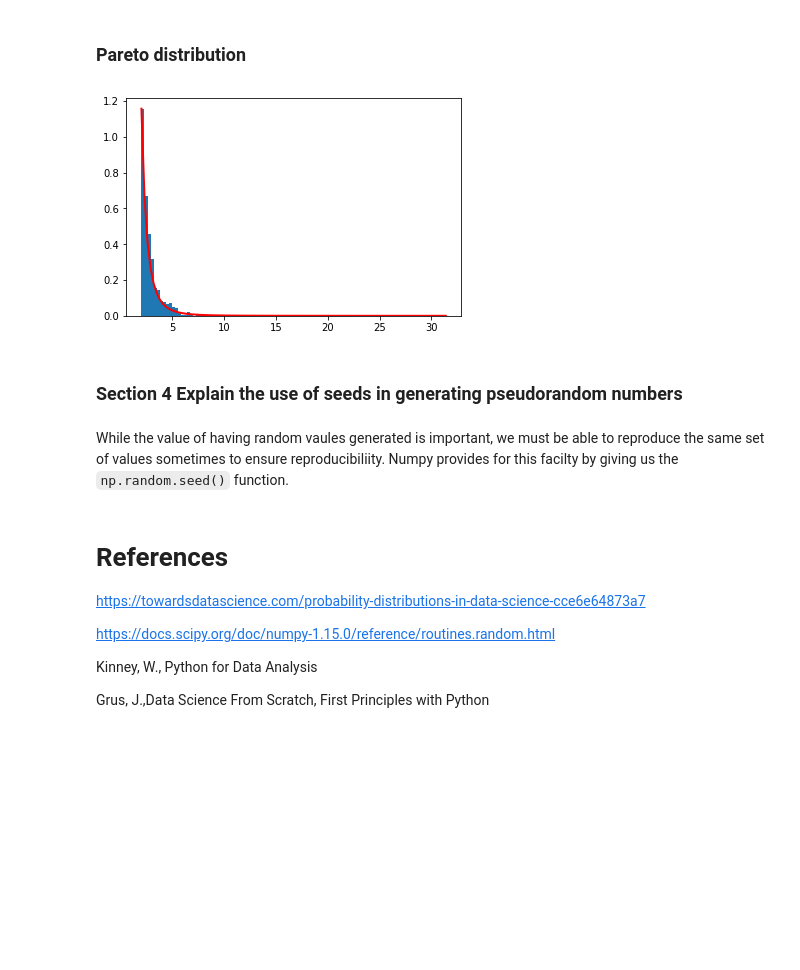
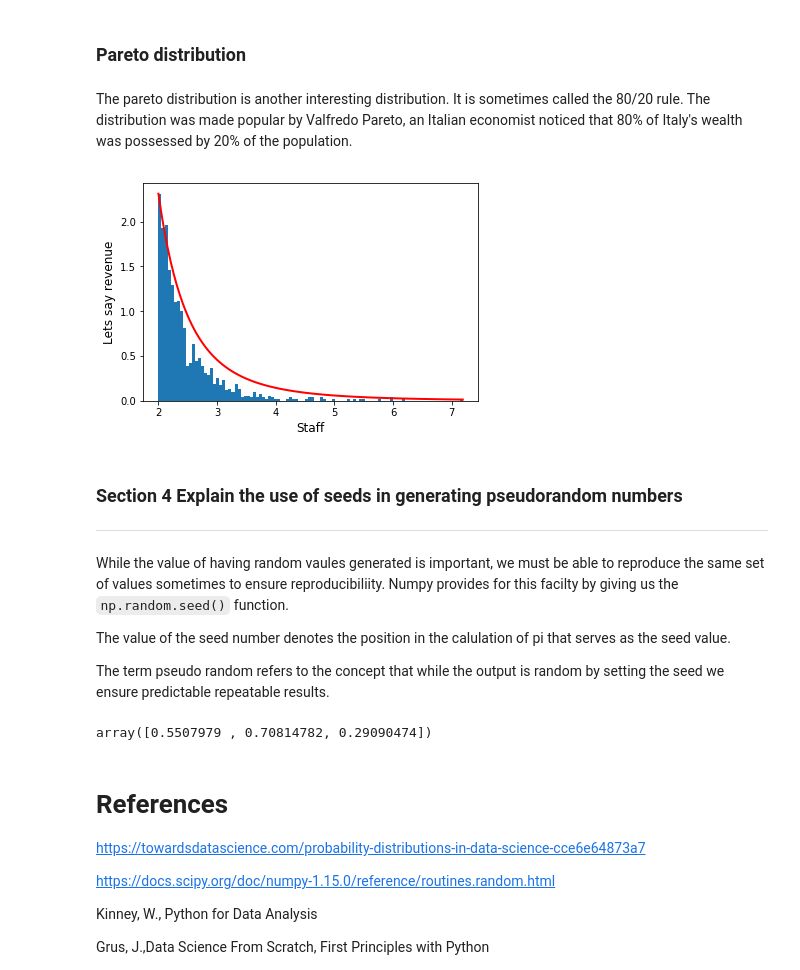
Before and after one commit to tomhealy1/Numpy-random, a Jupyter notebook: Numpy-random Notebook.ipynb, the cells around one changed output. Cells and saved outputs as stored; diff of their text form; code cells hidden in the pictures; blank space fills up the shorter version.

````diff
--- a/Numpy-random Notebook.ipynb
+++ b/Numpy-random Notebook.ipynb
@@ -465,17 +472,28 @@ ax.set(xlabel='Time', ylabel='Failure')
 # %% [markdown]
 ### Pareto distribution
+# %% [markdown]
+The pareto distribution is another interesting distribution. It is sometimes called the 80/20 rule. The distribution was made popular by Valfredo Pareto, an Italian economist noticed that 80% of Italy's wealth was possessed by 20% of the population.
 # %%
-a, m = 3., 2.  # shape and mode
+#We set our parameters and plot the shape.
+a, m =5., 2. # shape and mode
 s = (np.random.pareto(a, 1000) + 1) * m
 # %%
-import matplotlib.pyplot as plt
+#Plot the distribution, the term power tail is also applied to the pareto distribution. In HR, it could be that 80% of
+#your revenue comes from 20% of sales-people.
 count, bins, _ = plt.hist(s, 100, density=True)
-fit = a*m**a / bins**(a+1)
+fit = a**m**a / bins**(a-1)
 plt.plot(bins, max(count)*fit/max(fit), linewidth=2, color='r')
+plt.ylabel('Lets say revenue', fontsize=12)
+plt.xlabel('Staff', fontsize=12)
 plt.show()
 # %% [output]
-[figure, old version]
+[figure, new version]
 # %% [markdown]
 ### Section 4 Explain the use of seeds in generating pseudorandom numbers
+_________
 # %% [markdown]
 While the value of having random vaules generated is important, we must be able to reproduce the same set of values sometimes to ensure reproducibiliity. Numpy provides for this facilty by giving us the ```np.random.seed()``` function.
+
+The value of the seed number denotes the position in the calulation of pi that serves as the seed value.
+
+The term pseudo random refers to the concept that while the output is random by setting the seed we ensure predictable repeatable results.
@@ -485,3 +500,10 @@ np.random.seed(1)
+# %%
+# Call the np.random.seed() function and then the np.random.random function to demonstrate that
+#will result in the same outputput in athe random process called.
+np.random.seed(3)
+np.random.random(3)
+# %% [output]
+array([0.5507979 , 0.70814782, 0.29090474])
 # %% [markdown]
 # References
 https://towardsdatascience.com/probability-distributions-in-data-science-cce6e64873a7
````
Also changed, not shown: parts of 37 cells of this notebook, 2 other files.
